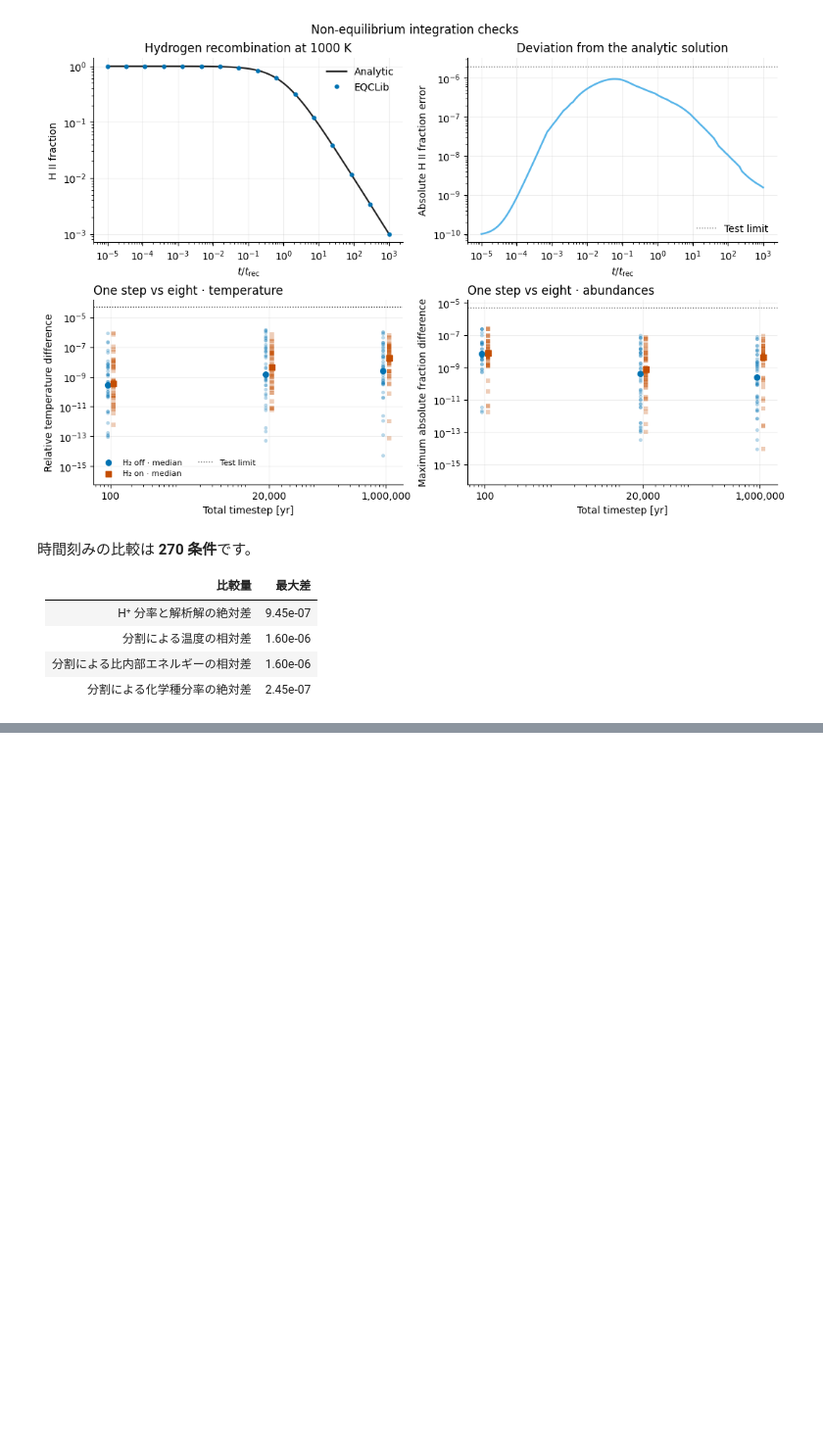
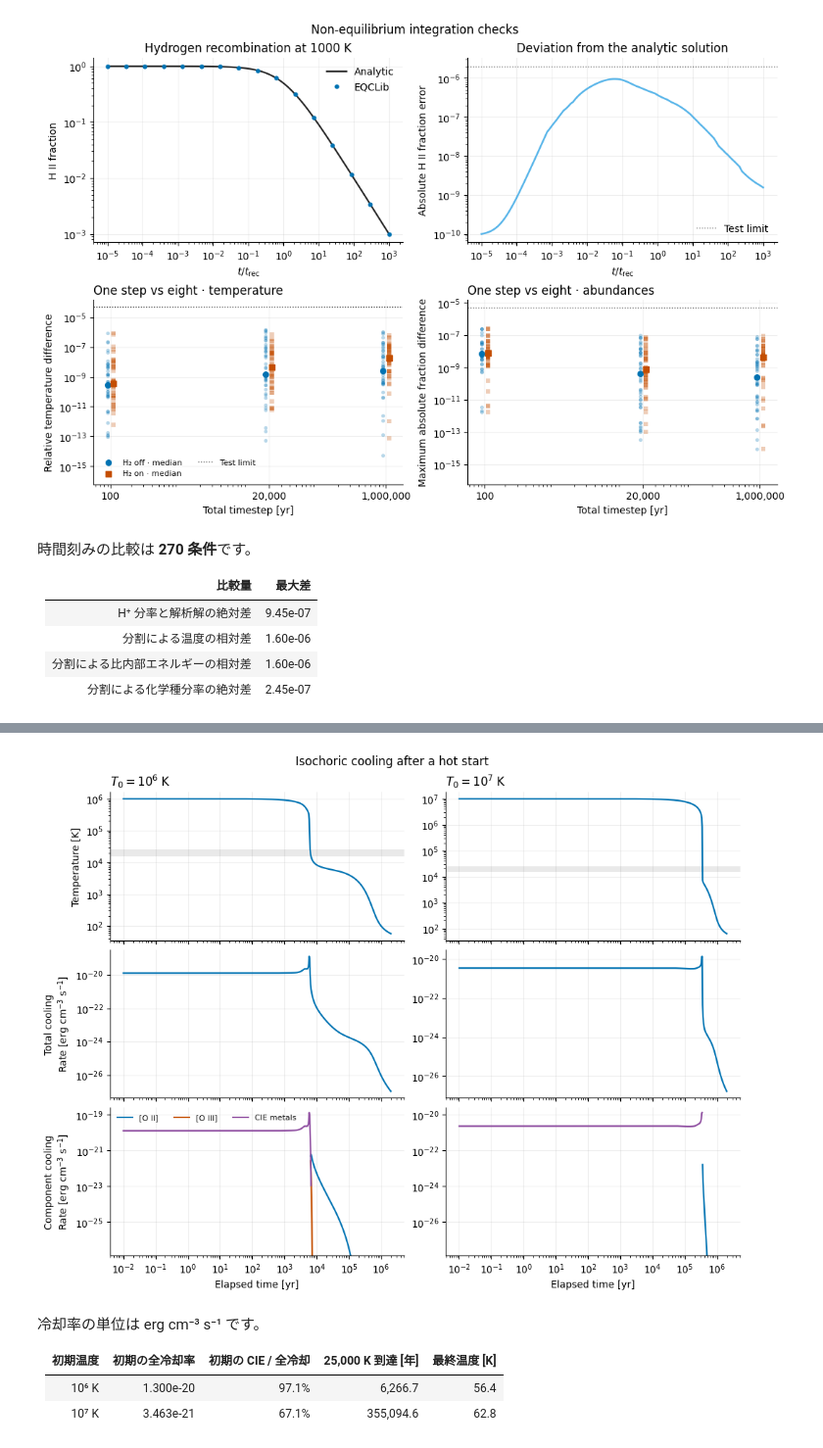
Before and after one commit to babajn/CEQLib, a Jupyter notebook: plot/PlotNonEquilibrium.ipynb, the cells around one changed output, grey strips where cells are left out. Shown at 98% size. Saved outputs shown, nothing was run; the diff lists cells and outputs as text; code cells hidden in the pictures; blank space fills up the shorter version.

```diff
--- a/plot/PlotNonEquilibrium.ipynb
+++ b/plot/PlotNonEquilibrium.ipynb
@@ -229,0 +259,44 @@ display(Markdown("\n".join(table)))
+# %%
+def cooling_crossing(rows, threshold):
+    if rows[0]["T"] <= threshold:
+        return rows[0]["time_yr"]
+    for before, after in zip(rows, rows[1:]):
+        if after["T"] <= threshold:
+            fraction = log(before["T"] / threshold) / log(before["T"] / after["T"])
+            return before["time_yr"] + fraction * (after["time_yr"] - before["time_yr"])
+    return None
+
+
+if hot_data is not None:
+    hot_history, oxygen_history = hot_data
+    with plt.rc_context(PLOT_STYLE):
+        fig = plot_hot_cooling(hot_history, compare=False)
+        display(fig)
+        plt.close(fig)
+
+    table = [
+        "冷却率の単位は erg cm⁻³ s⁻¹ です。",
+        "",
+        "| 初期温度 | 初期の全冷却率 | 初期の CIE / 全冷却 | 25,000 K 到達 [年] | 最終温度 [K] |",
+        "| --- | ---: | ---: | ---: | ---: |",
+    ]
+    for scenario in dict.fromkeys(hot_history["scenario"]):
+        rows = sorted(hot_history[hot_history["scenario"] == scenario], key=lambda row: row["time_yr"])
+        initial, final = rows[0], rows[-1]
+        crossing = cooling_crossing(rows, 25_000)
+        crossed = f"{crossing:,.1f}" if crossing is not None else "観測区間外"
+        table.append(
+            f"| {hot_labels.get(scenario, scenario)} | {initial['L_tot']:.3e} | "
+            f"{initial['L_res']/initial['L_tot']:.1%} | {crossed} | {final['T']:,.1f} |"
+        )
+    display(Markdown("\n".join(table)))
+else:
+    print(hot_missing)
+# %% [output]
+[figure, added]
+冷却率の単位は erg cm⁻³ s⁻¹ です。
+
+| 初期温度 | 初期の全冷却率 | 初期の CIE / 全冷却 | 25,000 K 到達 [年] | 最終温度 [K] |
+| --- | ---: | ---: | ---: | ---: |
+| 10⁶ K | 1.300e-20 | 97.1% | 6,266.7 | 56.4 |
+| 10⁷ K | 3.463e-21 | 67.1% | 355,094.6 | 62.8 |
```
Also changed, not shown: parts of 6 cells of this notebook, 12 other files.
